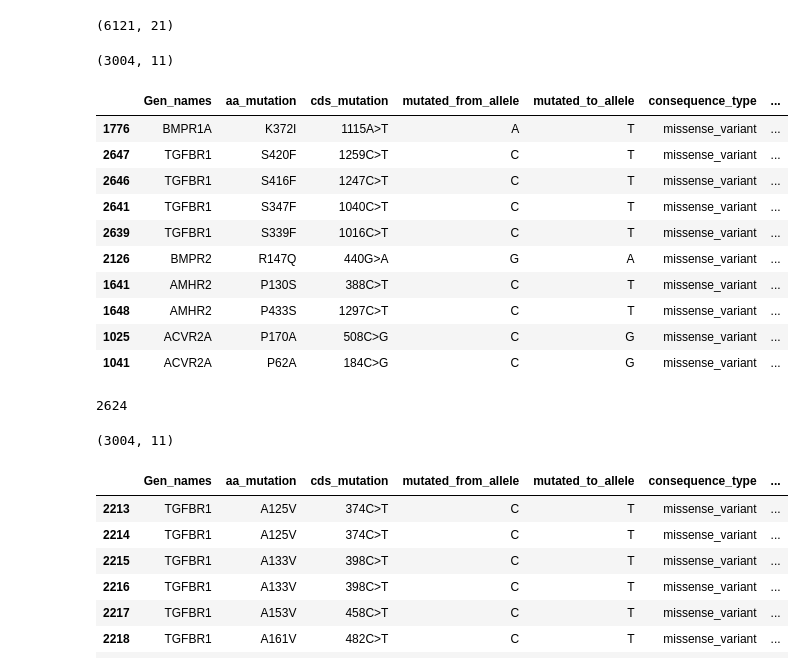
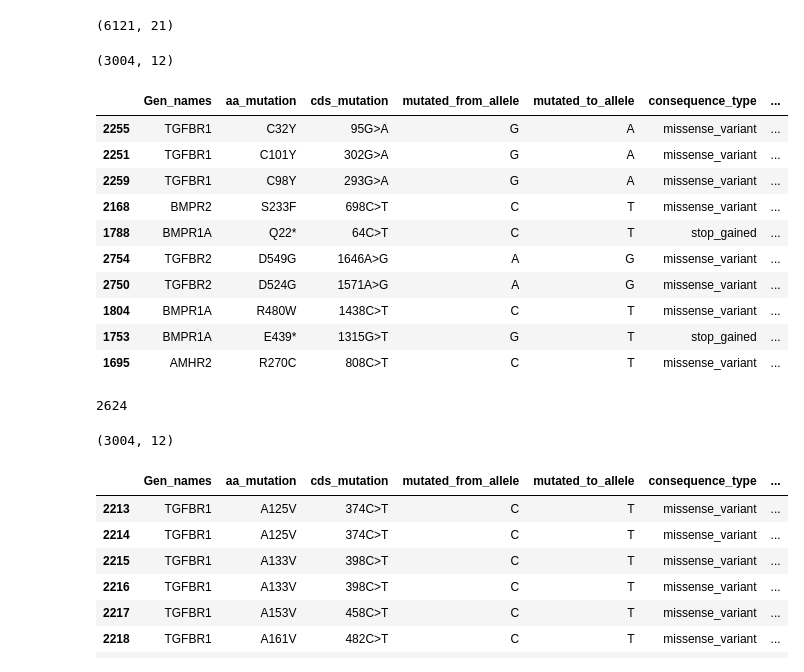
Before and after one commit to Nanocell-Lab/TCancer_RareDiseases, a Jupyter notebook: src/03.mut_frecuentes_icgc.ipynb, the cells around one changed output. Drawn from its saved outputs; the diff is of its cells as text; code cells hidden in the pictures.

```diff
--- a/src/03.mut_frecuentes_icgc.ipynb
+++ b/src/03.mut_frecuentes_icgc.ipynb
@@ -183,24 +183,25 @@ print(df_consequence.shape)
 # %%
 # Agrupa el df por las columnas asociadas a la mutacion, como: gen, cromosoma, mutationID, tipo de consecuencia, tipo de cancer, etc
 # Con esta columnas agrupadas se suma el total_read_count, y mutant_allele_read_count y se obtiene una columna de frecuencia de alelo mutante
 df_drop=df_consequence.groupby(['Gen_names','aa_mutation', 'cds_mutation','mutated_from_allele','mutated_to_allele','consequence_type','project_code','tipo_cancer'],
                             dropna=True).sum(numeric_only=True).reset_index()
 df_drop['mutant_allele_frequency'] = df_drop['mutant_allele_read_count'] / df_drop['total_read_count']
+df_drop['%mutant_allele_frequency'] = (df_drop['mutant_allele_read_count'] / df_drop['total_read_count'])*100
 print(df_drop.shape)
-df_drop.sort_values(by='mutant_allele_frequency', ascending=True).head(10)
+df_drop.sort_values(by='mutant_allele_frequency', ascending=False).head(10)
 # %% [output]
-(3004, 11)
+(3004, 12)
 |  | Gen_names | aa_mutation | cds_mutation | mutated_from_allele | mutated_to_allele | consequence_type | ... |
-| 1776 | BMPR1A | K372I | 1115A>T | A | T | missense_variant | ... |
-| 2647 | TGFBR1 | S420F | 1259C>T | C | T | missense_variant | ... |
-| 2646 | TGFBR1 | S416F | 1247C>T | C | T | missense_variant | ... |
-| 2641 | TGFBR1 | S347F | 1040C>T | C | T | missense_variant | ... |
-| 2639 | TGFBR1 | S339F | 1016C>T | C | T | missense_variant | ... |
-| 2126 | BMPR2 | R147Q | 440G>A | G | A | missense_variant | ... |
-| 1641 | AMHR2 | P130S | 388C>T | C | T | missense_variant | ... |
-| 1648 | AMHR2 | P433S | 1297C>T | C | T | missense_variant | ... |
-| 1025 | ACVR2A | P170A | 508C>G | C | G | missense_variant | ... |
-| 1041 | ACVR2A | P62A | 184C>G | C | G | missense_variant | ... |
+| 2255 | TGFBR1 | C32Y | 95G>A | G | A | missense_variant | ... |
+| 2251 | TGFBR1 | C101Y | 302G>A | G | A | missense_variant | ... |
+| 2259 | TGFBR1 | C98Y | 293G>A | G | A | missense_variant | ... |
+| 2168 | BMPR2 | S233F | 698C>T | C | T | missense_variant | ... |
+| 1788 | BMPR1A | Q22* | 64C>T | C | T | stop_gained | ... |
+| 2754 | TGFBR2 | D549G | 1646A>G | A | G | missense_variant | ... |
+| 2750 | TGFBR2 | D524G | 1571A>G | A | G | missense_variant | ... |
+| 1804 | BMPR1A | R480W | 1438C>T | C | T | missense_variant | ... |
+| 1753 | BMPR1A | E439* | 1315G>T | G | T | stop_gained | ... |
+| 1695 | AMHR2 | R270C | 808C>T | C | T | missense_variant | ... |
 # %%
 df_drop['aa_mutation'].nunique()
 # %% [output]
@@ -208,7 +209,7 @@ df_drop['aa_mutation'].nunique()
 # %%
 df_drop.shape
 # %% [output]
-(3004, 11)
+(3004, 12)
 # %%
 df_drop[df_drop['Gen_names']=='TGFBR1'].head(30)
 # %% [output]
```
Also changed, not shown: parts of 8 cells of this notebook, 10 other files.
